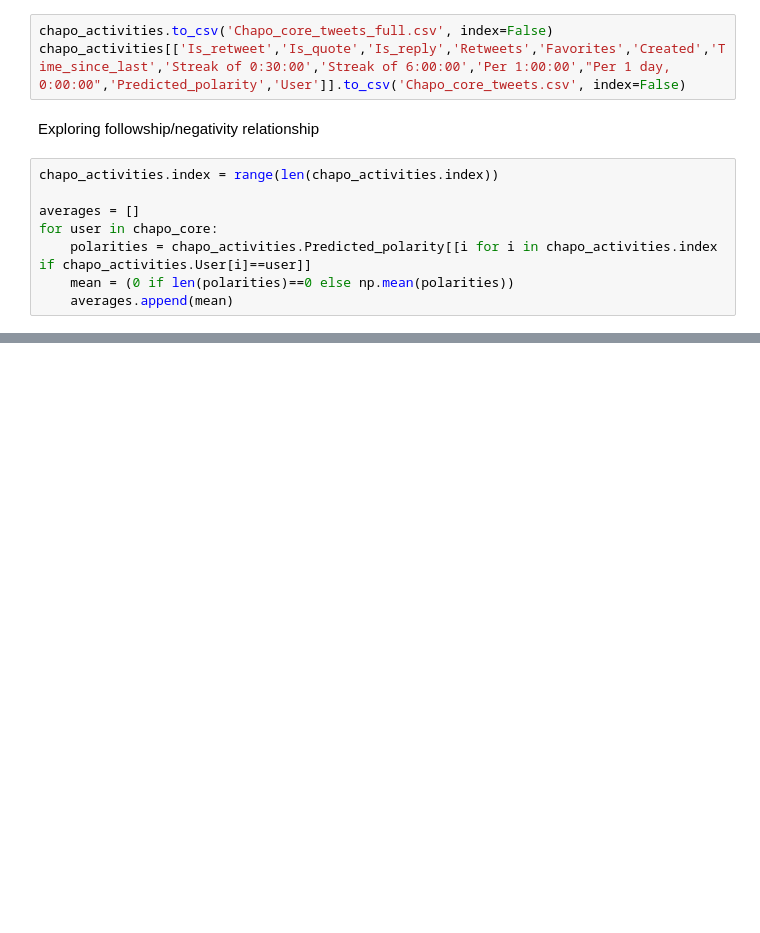
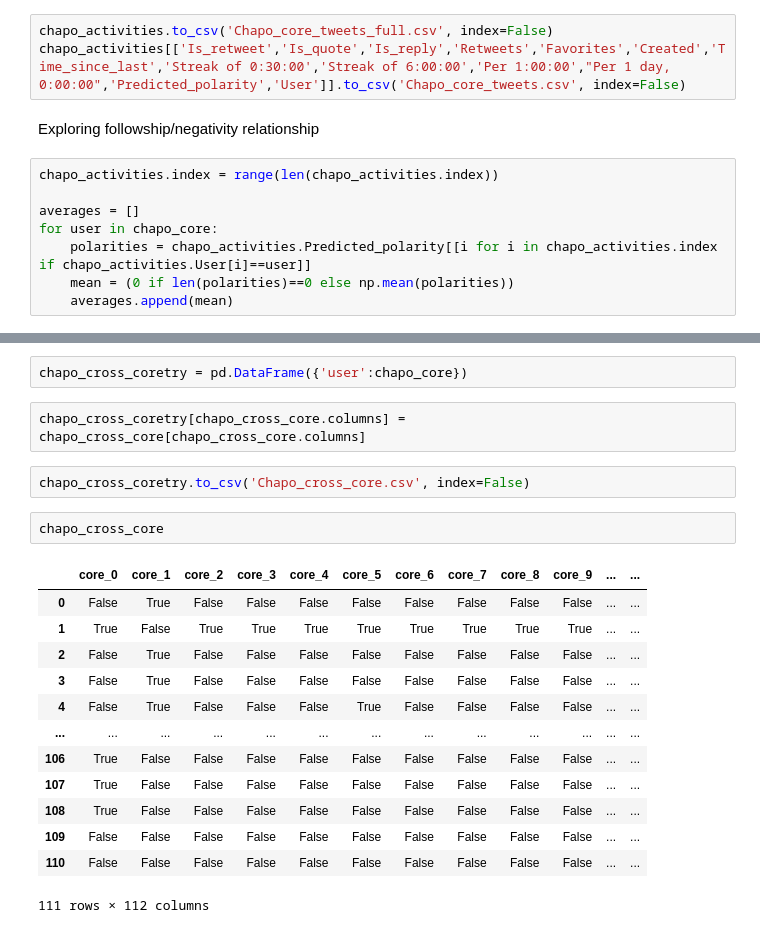
Before and after one commit to ZonovaX/SocialNetworkers, a Jupyter notebook: Messing Around/Wagner.ipynb, the cells around one changed output, grey strips where cells are left out. Saved outputs shown, nothing was run; the diff lists cells and outputs as text; blank space fills up the shorter version.

```diff
--- a/Messing Around/Wagner.ipynb
+++ b/Messing Around/Wagner.ipynb
@@ -512,0 +596,22 @@ chapo_cross_core.to_csv('Chapo_cross_core.csv', index=False)
+# %%
+chapo_cross_coretry = pd.DataFrame({'user':chapo_core})
+# %%
+chapo_cross_coretry[chapo_cross_core.columns] = chapo_cross_core[chapo_cross_core.columns]
+# %%
+chapo_cross_coretry.to_csv('Chapo_cross_core.csv', index=False)
+# %%
+chapo_cross_core
+# %% [output]
+|  | core_0 | core_1 | core_2 | core_3 | core_4 | core_5 | core_6 | core_7 | core_8 | core_9 | ... | ... |
+| 0 | False | True | False | False | False | False | False | False | False | False | ... | ... |
+| 1 | True | False | True | True | True | True | True | True | True | True | ... | ... |
+| 2 | False | True | False | False | False | False | False | False | False | False | ... | ... |
+| 3 | False | True | False | False | False | False | False | False | False | False | ... | ... |
+| 4 | False | True | False | False | False | True | False | False | False | False | ... | ... |
+| ... | ... | ... | ... | ... | ... | ... | ... | ... | ... | ... | ... | ... |
+| 106 | True | False | False | False | False | False | False | False | False | False | ... | ... |
+| 107 | True | False | False | False | False | False | False | False | False | False | ... | ... |
+| 108 | True | False | False | False | False | False | False | False | False | False | ... | ... |
+| 109 | False | False | False | False | False | False | False | False | False | False | ... | ... |
+| 110 | False | False | False | False | False | False | False | False | False | False | ... | ... |
+111 rows × 112 columns
```
Also changed, not shown: parts of 9 cells of this notebook, 12 other files.
